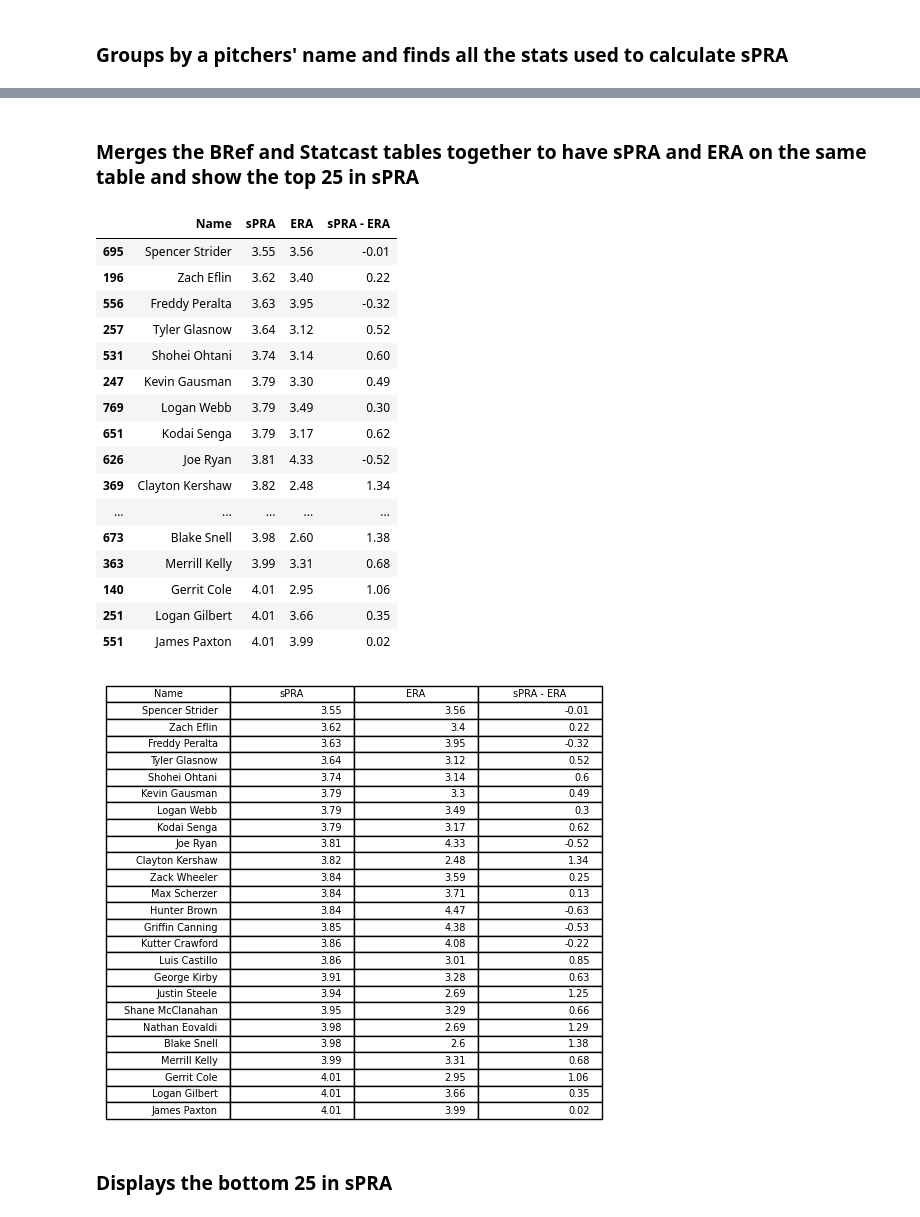
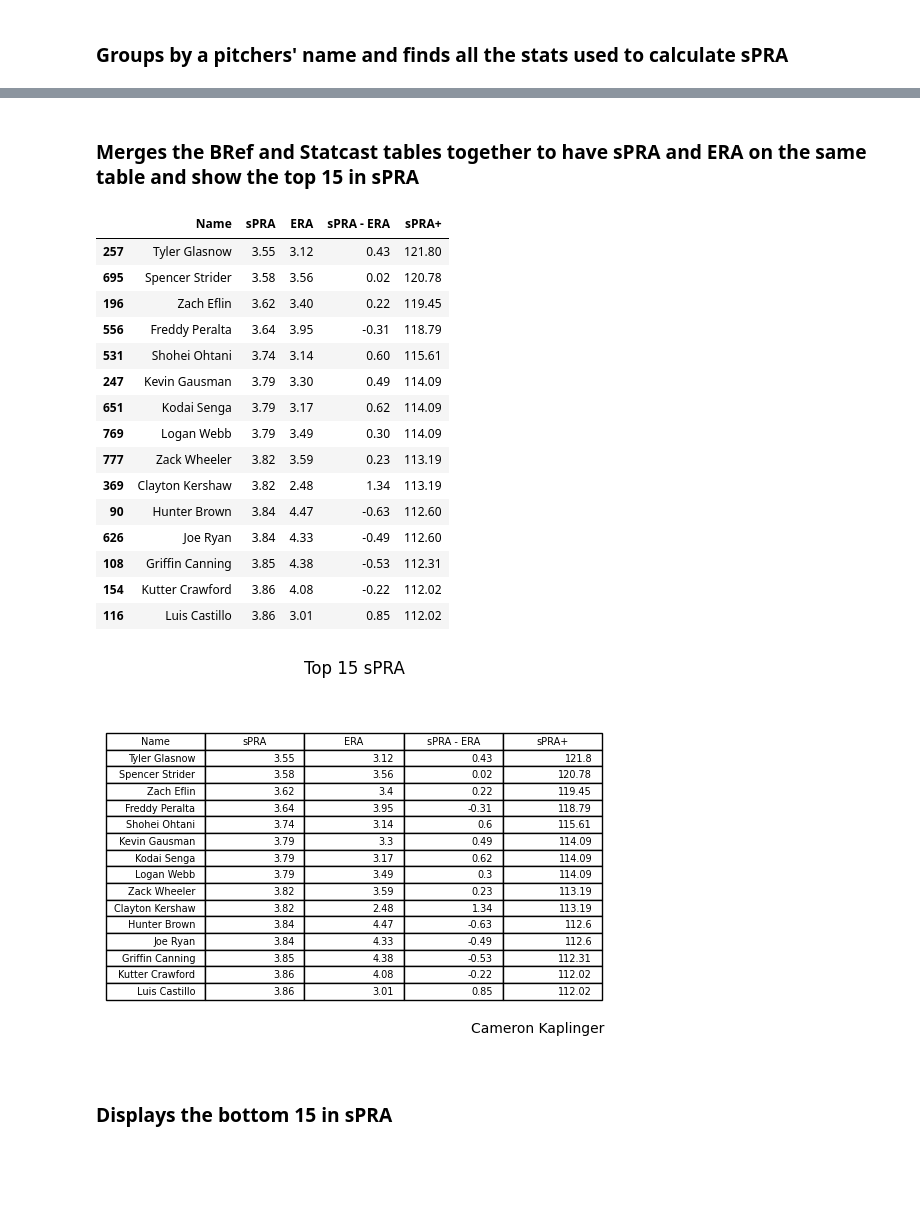
Before and after one commit to Cbkaplinger/Random-Projects, a Jupyter notebook: MLB/Creation-of-sPRA/sPRA2023.ipynb, the cells around one changed output, grey strips where cells are left out. Saved outputs shown, nothing was run; the diff lists cells and outputs as text; code cells hidden in the pictures; blank space fills up the shorter version.

```diff
--- a/MLB/Creation-of-sPRA/sPRA2023.ipynb
+++ b/MLB/Creation-of-sPRA/sPRA2023.ipynb
@@ -80,13 +80,13 @@ player_grouped = savant_df.groupby(['Name']).agg(
     BB = ('events', lambda x: (x == 'walk').sum()),
     HBP = ('events', lambda x: (x == 'hit_by_pitch').sum()),
     K = ('events', lambda x: (x == 'strikeout').sum()),
-    TBF = ('events', lambda x: (x.isin(['other_out', 'single', 'double', 'triple', 'home_run', 'walk', 'strikeout', 'field_out', 'hit_by_pitch', 'sac_fly', 'sac_fly_double_play', 'sac_bunt', 'field_error', 'fielders_choice', 'double_play', 'fielders_choice_out', 'sac_fly_double_play', 'strikeout_double_play', 'catcher_interf', 'triple_play', 'grounded_into_double_play'])).sum()),
     GB = ('bb_type', lambda x: (x == 'ground_ball').sum()),
     LD = ('bb_type', lambda x: (x == 'line_drive').sum()),
     FB = ('bb_type', lambda x: (x == 'fly_ball').sum()),
     PU = ('bb_type', lambda x: (x == 'popup').sum()),
-    BIP = ('bb_type', lambda x: (x.isin(['ground_ball', 'line_drive', 'fly_ball', 'popup'])).sum()))
+    PA = ('events', lambda x: (x.isin(['other_out', 'single', 'double', 'triple', 'home_run', 'walk', 'strikeout', 'field_out', 'hit_by_pitch', 'sac_fly', 'sac_fly_double_play', 'sac_bunt', 'field_error', 'fielders_choice', 'double_play', 'fielders_choice_out', 'sac_fly_double_play', 'strikeout_double_play', 'catcher_interf', 'triple_play', 'grounded_into_double_play'])).sum()))
 
-player_grouped = player_grouped[player_grouped['TBF'] >= 350]
+league_average = player_grouped[player_grouped['PA'] >= 5]
+player_grouped = player_grouped[player_grouped['PA'] >= 350]
 player_grouped
 # %% [output]
@@ -107,16 +133,8 @@ player_grouped
 # %%
-K = -0.216668
-BB = 0.218963
-FB = 0.100319
-GB = -0.061018
-LD = 0.295364
-PU = -0.231931
-HBP = 0.373525
-
 player_grouped["sPRA"] = round(
     ((0.85 * (BB * 16.38860664066341 * player_grouped["BB"]) + (HBP * 16.38860664066341 * player_grouped["HBP"]) + (K * 16.38860664066341 * player_grouped["K"]) +
     (FB * 16.38860664066341 * player_grouped["FB"]) + (LD * 16.38860664066341 * player_grouped["LD"]) + (PU * 16.38860664066341 * player_grouped["PU"]) + (GB * 16.38860664066341 * player_grouped["GB"]))
-    / player_grouped["TBF"]) + 4.05, 2)
+    / player_grouped["PA"]) + 4.05, 2)
 player_grouped = player_grouped.sort_values(by = "sPRA")
 player_grouped = player_grouped.reset_index()
 player_grouped
@@ -137,39 +155,49 @@ player_grouped
+# %%
+league_average["sPRA"] = round(
+    ((0.85 * (BB * 16.38860664066341 * league_average["BB"]) + (HBP * 16.38860664066341 * league_average["HBP"]) + (K * 16.38860664066341 * league_average["K"]) +
+    (FB * 16.38860664066341 * league_average["FB"]) + (LD * 16.38860664066341 * league_average["LD"]) + (PU * 16.38860664066341 * league_average["PU"]) + (GB * 16.38860664066341 * league_average["GB"]))
+    / league_average["PA"]) + 4.05, 2)
 # %% [markdown]
-### Merges the BRef and Statcast tables together to have sPRA and ERA on the same table and show the top 25 in sPRA
+### Merges the BRef and Statcast tables together to have sPRA and ERA on the same table and show the top 15 in sPRA
 # %%
 Merged = pd.merge(bref_df, player_grouped, on='Name', how='left')
 Merged.loc[:, "sPRA - ERA"] = round(Merged["sPRA"] - Merged["ERA"], 2)
-top25 = Merged.sort_values(by = "sPRA", ascending = True)
-top25 = top25[["Name", "sPRA", "ERA", "sPRA - ERA"]].head(25)
-top25
+Merged.loc[:, "sPRA+"] =  round((np.mean(league_average["sPRA"]) / Merged["sPRA"]) * 100, 2)
+top15 = Merged.sort_values(by = "sPRA", ascending = True)
+top15 = top15[["Name", "sPRA", "ERA", "sPRA - ERA", "sPRA+"]].head(15)
+top15
 # %% [output]
-|  | Name | sPRA | ERA | sPRA - ERA |
-| 695 | Spencer Strider | 3.55 | 3.56 | -0.01 |
-| 196 | Zach Eflin | 3.62 | 3.40 | 0.22 |
-| 556 | Freddy Peralta | 3.63 | 3.95 | -0.32 |
-| 257 | Tyler Glasnow | 3.64 | 3.12 | 0.52 |
-| 531 | Shohei Ohtani | 3.74 | 3.14 | 0.60 |
-| 247 | Kevin Gausman | 3.79 | 3.30 | 0.49 |
-| 769 | Logan Webb | 3.79 | 3.49 | 0.30 |
-| 651 | Kodai Senga | 3.79 | 3.17 | 0.62 |
-| 626 | Joe Ryan | 3.81 | 4.33 | -0.52 |
-| 369 | Clayton Kershaw | 3.82 | 2.48 | 1.34 |
-| ... | ... | ... | ... | ... |
-| 673 | Blake Snell | 3.98 | 2.60 | 1.38 |
-| 363 | Merrill Kelly | 3.99 | 3.31 | 0.68 |
-| 140 | Gerrit Cole | 4.01 | 2.95 | 1.06 |
-| 251 | Logan Gilbert | 4.01 | 3.66 | 0.35 |
-| 551 | James Paxton | 4.01 | 3.99 | 0.02 |
+|  | Name | sPRA | ERA | sPRA - ERA | sPRA+ |
+| 257 | Tyler Glasnow | 3.55 | 3.12 | 0.43 | 121.80 |
+| 695 | Spencer Strider | 3.58 | 3.56 | 0.02 | 120.78 |
+| 196 | Zach Eflin | 3.62 | 3.40 | 0.22 | 119.45 |
+| 556 | Freddy Peralta | 3.64 | 3.95 | -0.31 | 118.79 |
+| 531 | Shohei Ohtani | 3.74 | 3.14 | 0.60 | 115.61 |
+| 247 | Kevin Gausman | 3.79 | 3.30 | 0.49 | 114.09 |
+| 651 | Kodai Senga | 3.79 | 3.17 | 0.62 | 114.09 |
+| 769 | Logan Webb | 3.79 | 3.49 | 0.30 | 114.09 |
+| 777 | Zack Wheeler | 3.82 | 3.59 | 0.23 | 113.19 |
+| 369 | Clayton Kershaw | 3.82 | 2.48 | 1.34 | 113.19 |
+| 90 | Hunter Brown | 3.84 | 4.47 | -0.63 | 112.60 |
+| 626 | Joe Ryan | 3.84 | 4.33 | -0.49 | 112.60 |
+| 108 | Griffin Canning | 3.85 | 4.38 | -0.53 | 112.31 |
+| 154 | Kutter Crawford | 3.86 | 4.08 | -0.22 | 112.02 |
+| 116 | Luis Castillo | 3.86 | 3.01 | 0.85 | 112.02 |
 # %%
 fig, ax = plt.subplots(1, 1)
 ax.axis('off')
 ax.axis('tight')
-ax.table(cellText= top25.values, colLabels= top25.columns, loc='center')
+ax.table(cellText= top15.values, colLabels= top15.columns, loc='center')
 
-#plt.savefig("Top25.png")
+ax.set_title("Top 15 sPRA")
+
+caption = "Cameron Kaplinger"
+fig.text(0.8, 0.15, caption, ha='center', fontsize=10)
+
+plt.savefig("Top15.png")
 plt.show()
 # %% [output]
-[figure, old version]
+[figure, new version]
 # %% [markdown]
-### Displays the bottom 25 in sPRA
+### Displays the bottom 15 in sPRA
 # %%
```
Also changed, not shown: parts of 7 cells of this notebook, 9 other files.
